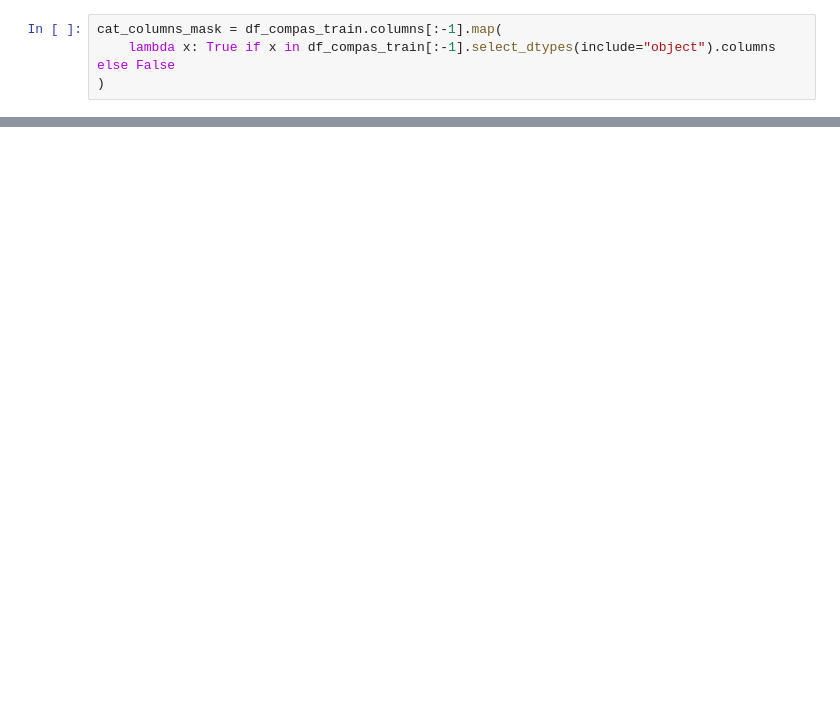
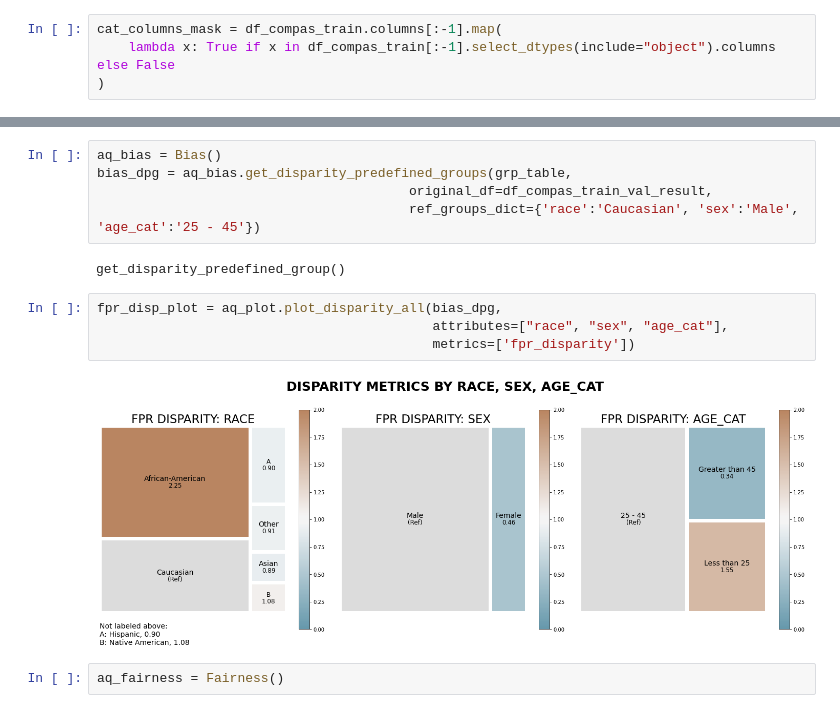
Before and after one commit to chsafouane/aequitas_disc, a Jupyter notebook: notebooks/fairlearn_presentation.ipynb, the cells around one changed output, grey strips where cells are left out. Cells and saved outputs as stored; diff of their text form; blank space fills up the shorter version.

```diff
--- a/notebooks/fairlearn_presentation.ipynb
+++ b/notebooks/fairlearn_presentation.ipynb
@@ -91,0 +266,15 @@ initial
+# %%
+aq_bias = Bias()
+bias_dpg = aq_bias.get_disparity_predefined_groups(grp_table,
+                                        original_df=df_compas_train_val_result,
+                                        ref_groups_dict={'race':'Caucasian', 'sex':'Male', 'age_cat':'25 - 45'})
+# %% [output]
+get_disparity_predefined_group()
+# %%
+fpr_disp_plot = aq_plot.plot_disparity_all(bias_dpg,
+                                           attributes=["race", "sex", "age_cat"],
+                                           metrics=['fpr_disparity'])
+# %% [output]
+[figure, added]
+# %%
+aq_fairness = Fairness()
```
Also changed, not shown: parts of 45 cells of this notebook, 1 other file.
